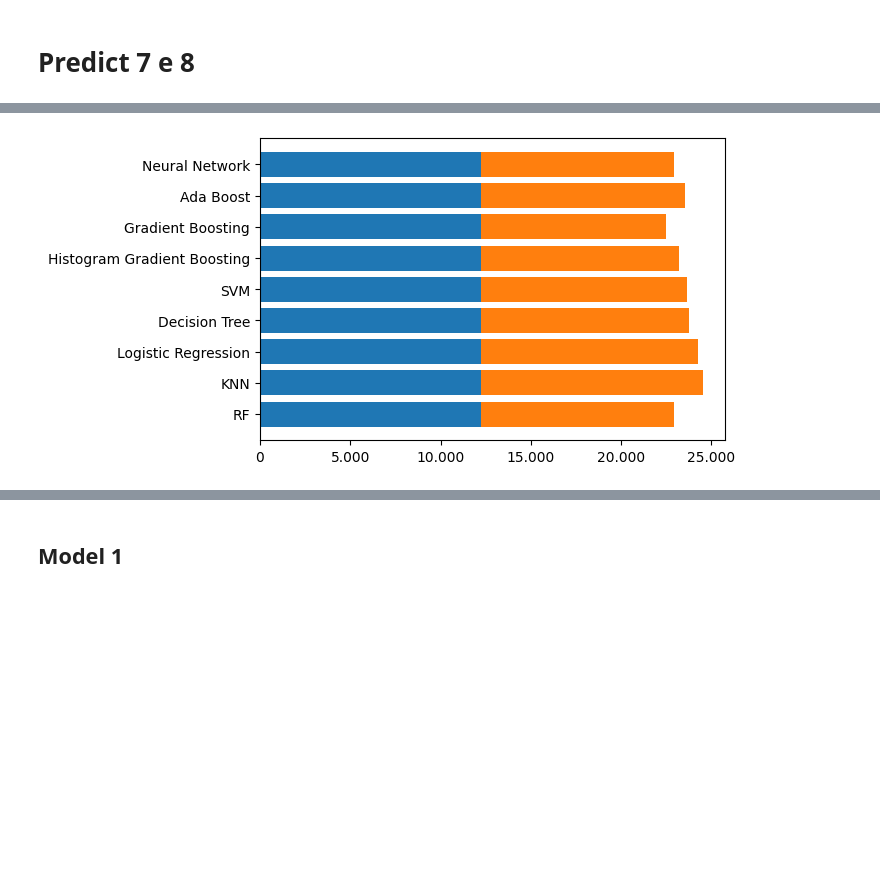
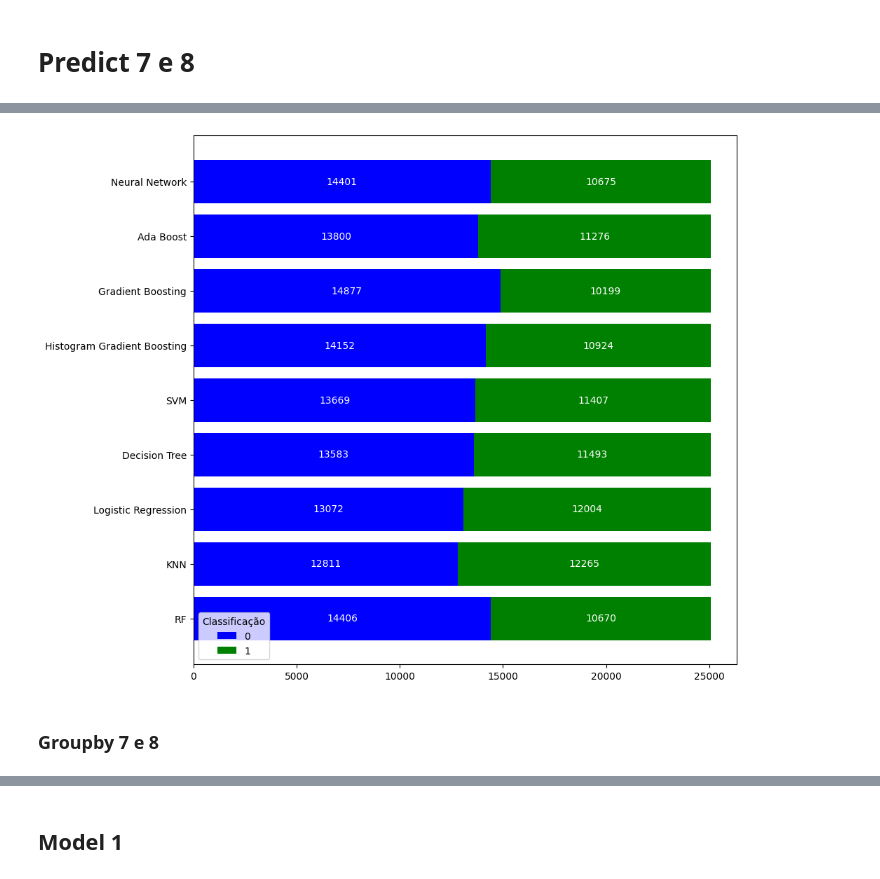
Before and after one commit to mrelero/machine-learning-anatel-database, a Jupyter notebook: Paper2/Model2/Model2.ipynb, the cells around one changed output, grey strips where cells are left out. Cells and saved outputs as stored; diff of their text form; code cells hidden in the pictures; blank space fills up the shorter version.

Commit message:
Graficos Modelo Neutro

```diff
--- a/Paper2/Model2/Model2.ipynb
+++ b/Paper2/Model2/Model2.ipynb
@@ -152,6 +152,20 @@ def NN_SciKeras_Model(hidden_layer_dim, activation_hidden_layer, meta):
     model.add(keras.layers.Dense(1))
     model.add(keras.layers.Activation("sigmoid"))
     return model
+
+def Barh_Plot_0_1(Counts, Models, legend_position):
+    fig, ax = plt.subplots()
+    for number, i in enumerate(Models):
+        b1 = ax.barh(number, Counts.iloc[number][0], color = 'blue')
+        b2 = ax.barh(number, Counts.iloc[number][1], left=Counts.iloc[number][0], color = 'green')
+        ax.bar_label(b1, label_type='center', color = 'white')
+        ax.bar_label(b2, label_type='center', color = 'white')
+
+    plt.yticks(range(len(Models)), list(Models.keys()))
+    plt.legend(["0", "1"], title="Classificação", loc=legend_position)
+    plt.rcParams["figure.dpi"] = 100
+    fig.set_size_inches(10, 10)
+    plt.show()
 # %% [markdown]
 # Dados
 
@@ -872,8 +882,6 @@ CounterDfT['index1'] = CounterDfT.index
-# %%
-
-b1 = plt.barh(CounterDfT['index1'], CounterDfT[0])
-b2 = plt.barh(CounterDfT['index1'], CounterDfT[1], left= 12265)
-#plt.legend([b1, b2], ["0", "1"], title="Classificação", loc="upper right")
-plt.rcParams["figure.dpi"] = 100
-# %% [output]
-[figure, removed]
+# %%
+Barh_Plot_0_1(CounterDfT, Models_Loaded_GridSearch)
+# %% [output]
+[figure, added]
+# %% [markdown]
+### Groupby 7 e 8
```
Also changed, not shown: parts of 10 cells of this notebook.
